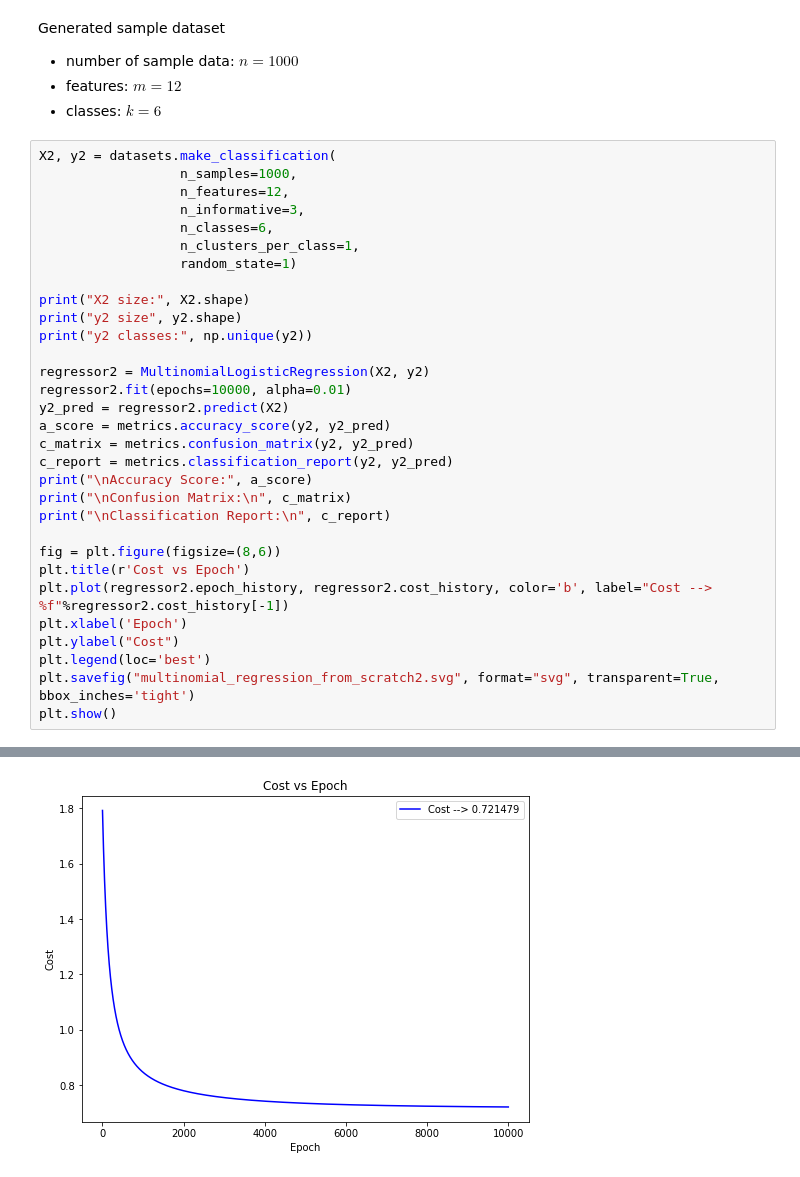
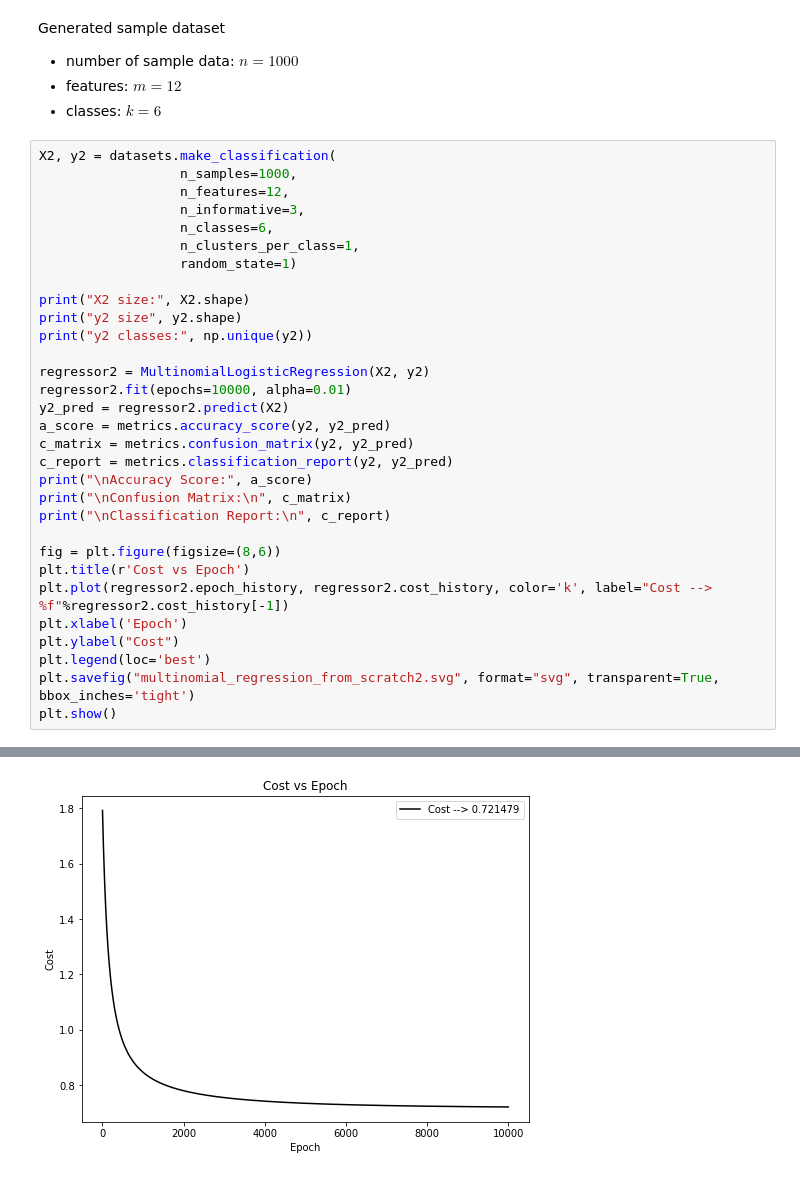
Before and after one commit to jchen8000/MLDLWithPython, a Jupyter notebook: 4_03_Multinomial_Logistic_Regression/MLR_Algorithm_Implementation.ipynb, the cells around one changed output, grey strips where cells are left out. Cells and saved outputs as stored; diff of their text form.

```diff
--- a/4_03_Multinomial_Logistic_Regression/MLR_Algorithm_Implementation.ipynb
+++ b/4_03_Multinomial_Logistic_Regression/MLR_Algorithm_Implementation.ipynb
@@ -293,32 +293,32 @@ c_matrix = metrics.confusion_matrix(y2, y2_pred)
 c_report = metrics.classification_report(y2, y2_pred)
 print("\nAccuracy Score:", a_score)
 print("\nConfusion Matrix:\n", c_matrix)
 print("\nClassification Report:\n", c_report)
 
 fig = plt.figure(figsize=(8,6))
 plt.title(r'Cost vs Epoch')
-plt.plot(regressor2.epoch_history, regressor2.cost_history, color='b', label="Cost --> %f"%regressor2.cost_history[-1])
+plt.plot(regressor2.epoch_history, regressor2.cost_history, color='k', label="Cost --> %f"%regressor2.cost_history[-1])
 plt.xlabel('Epoch')
 plt.ylabel("Cost")
 plt.legend(loc='best')
 plt.savefig("multinomial_regression_from_scratch2.svg", format="svg", transparent=True, bbox_inches='tight')
 plt.show()
 # %% [output]
 X2 size: (1000, 12)
 y2 size (1000,)
 y2 classes: [0 1 2 3 4 5]
 
 Accuracy Score: 0.779
 
 Confusion Matrix:
  [[124   0   6  25   0   6]
  [ 10 122   2  33   0   0]
  [  0   3 148   1  15   0]
  [  5  28   1 113   1  21]
  [ 18   2   3   1 142   0]
 ... (11 lines left out)
 
     accuracy                           0.78      1000
    macro avg       0.78      0.78      0.78      1000
 weighted avg       0.78      0.78      0.78      1000
-[figure, old version]
+[figure, new version]
```
Also changed, not shown: parts of 3 cells of this notebook.
